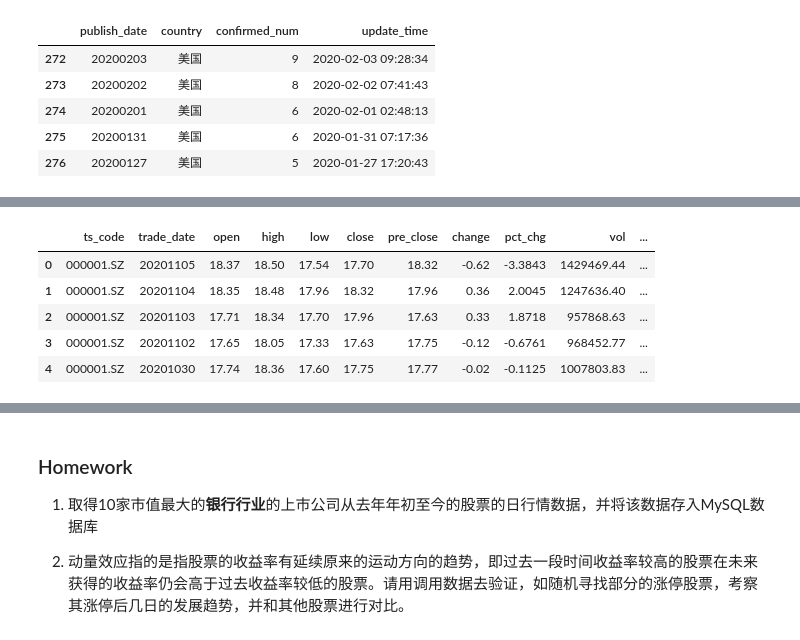
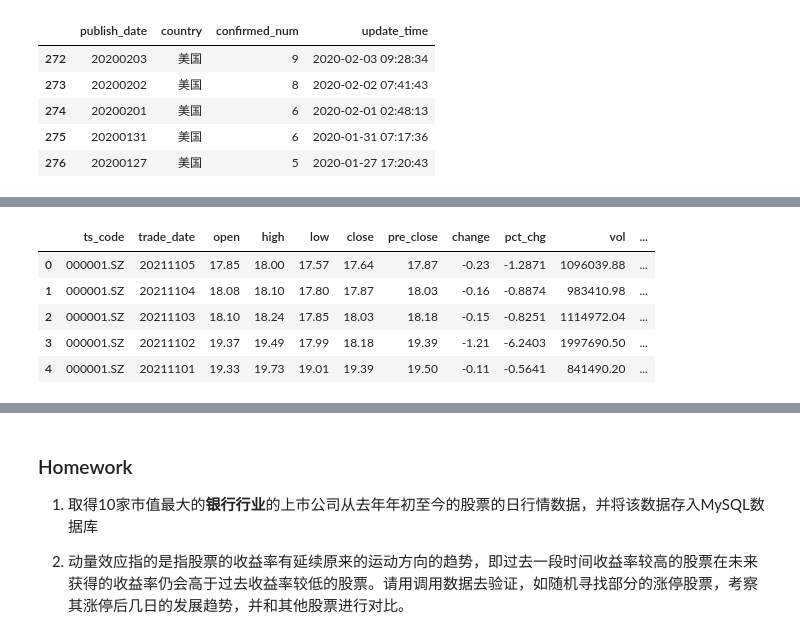
Before and after one commit to xinihe/jrxy_python_course, a Jupyter notebook: DataSession/API_and_Data_Retrieval.ipynb, the cells around one changed output, grey strips where cells are left out. Cells and saved outputs as stored; diff of their text form; code cells hidden in the pictures.

```diff
--- a/DataSession/API_and_Data_Retrieval.ipynb
+++ b/DataSession/API_and_Data_Retrieval.ipynb
@@ -200,8 +194,9 @@ for r in res:
 tushare.pro
 # %%
 import tushare as ts
+import getpass
 
-tushare_token = '1c8b06446534ae510c8c68e38fc248b99f89ac3814cb55645ae2be72'  # 请在 tushare.pro 网站注册并且告知学生身份，可以取得你的token
+tushare_token = getpass.getpass('Please input the token: ')  # 请在 tushare.pro 网站注册并且告知学生身份，可以取得你的token
 pro = ts.pro_api(tushare_token)
 
 
@@ -247,13 +243,13 @@ df.head()
 # %%
-df = pro.daily(ts_code='000001.SZ', start_date='20200701', end_date='20201105')
+df = pro.daily(ts_code='000001.SZ', start_date='20200701', end_date='20211105')
 df.head()
 # %% [output]
 |  | ts_code | trade_date | open | high | low | close | pre_close | change | pct_chg | vol | ... |
-| 0 | 000001.SZ | 20201105 | 18.37 | 18.50 | 17.54 | 17.70 | 18.32 | -0.62 | -3.3843 | 1429469.44 | ... |
-| 1 | 000001.SZ | 20201104 | 18.35 | 18.48 | 17.96 | 18.32 | 17.96 | 0.36 | 2.0045 | 1247636.40 | ... |
-| 2 | 000001.SZ | 20201103 | 17.71 | 18.34 | 17.70 | 17.96 | 17.63 | 0.33 | 1.8718 | 957868.63 | ... |
-| 3 | 000001.SZ | 20201102 | 17.65 | 18.05 | 17.33 | 17.63 | 17.75 | -0.12 | -0.6761 | 968452.77 | ... |
-| 4 | 000001.SZ | 20201030 | 17.74 | 18.36 | 17.60 | 17.75 | 17.77 | -0.02 | -0.1125 | 1007803.83 | ... |
+| 0 | 000001.SZ | 20211105 | 17.85 | 18.00 | 17.57 | 17.64 | 17.87 | -0.23 | -1.2871 | 1096039.88 | ... |
+| 1 | 000001.SZ | 20211104 | 18.08 | 18.10 | 17.80 | 17.87 | 18.03 | -0.16 | -0.8874 | 983410.98 | ... |
+| 2 | 000001.SZ | 20211103 | 18.10 | 18.24 | 17.85 | 18.03 | 18.18 | -0.15 | -0.8251 | 1114972.04 | ... |
+| 3 | 000001.SZ | 20211102 | 19.37 | 19.49 | 17.99 | 18.18 | 19.39 | -1.21 | -6.2403 | 1997690.50 | ... |
+| 4 | 000001.SZ | 20211101 | 19.33 | 19.73 | 19.01 | 19.39 | 19.50 | -0.11 | -0.5641 | 841490.20 | ... |
 # %%
 #获取申万一级行业列表
 df = pro.index_classify(level='L1', src='SW')
```
Also changed, not shown: parts of 9 cells of this notebook.
